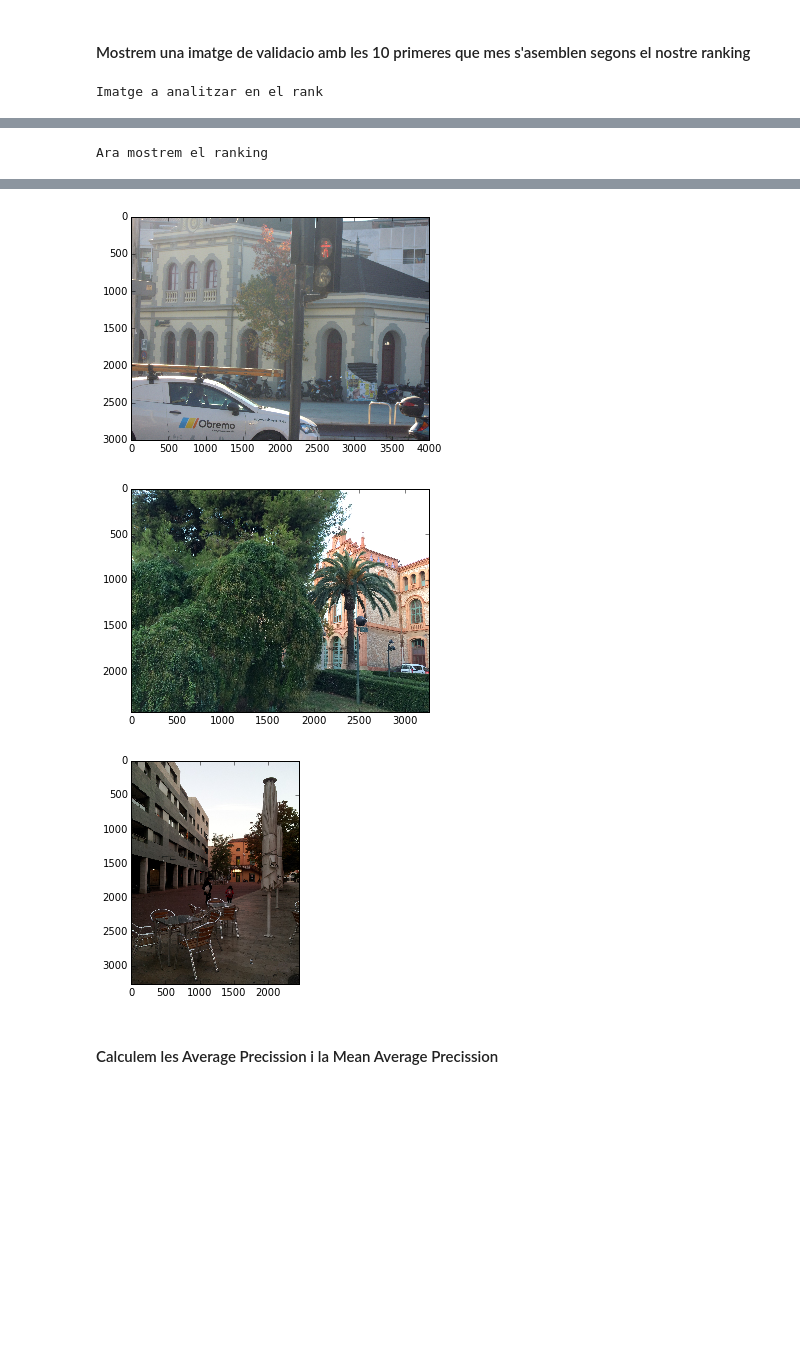
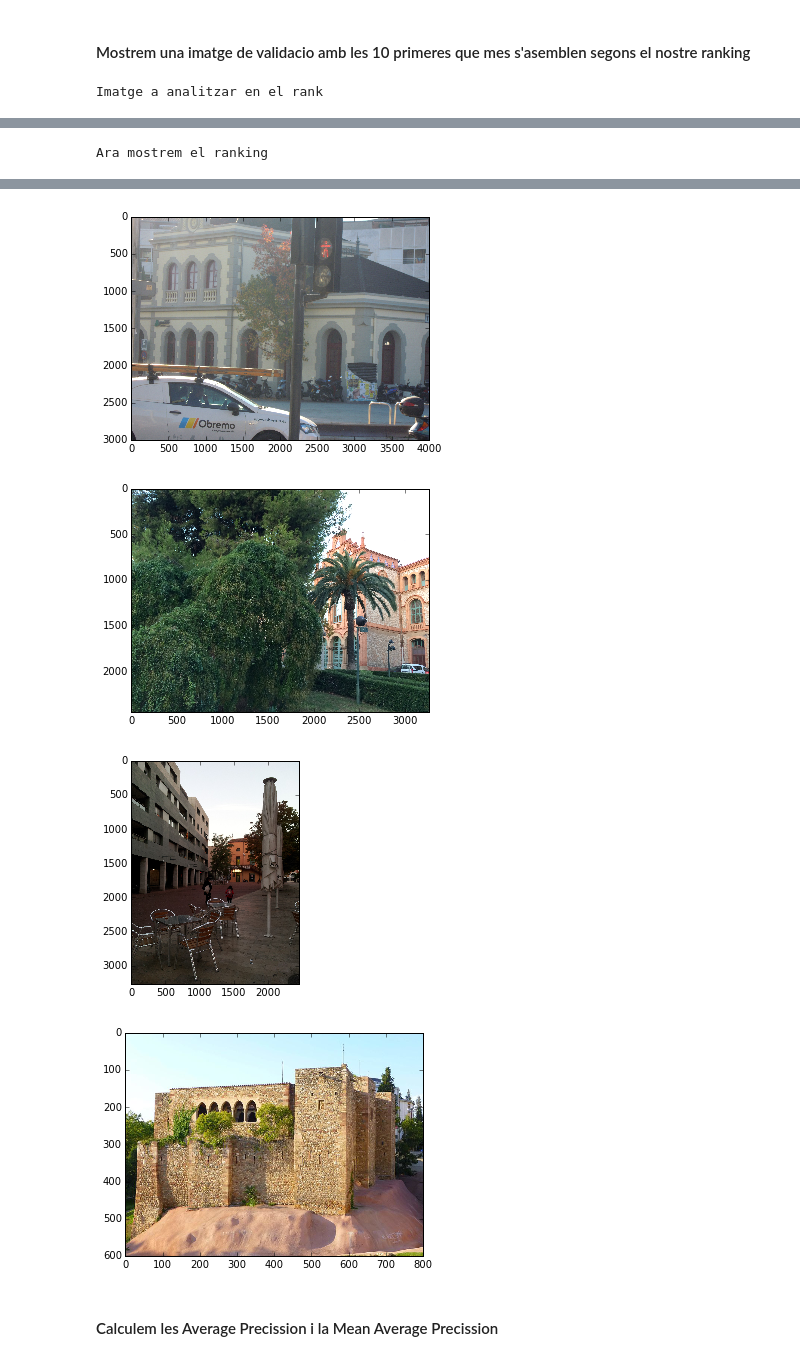
Before and after one commit to gdsa-upc/102.2, a Jupyter notebook: Programación/Jupyter_sessio_5.ipynb, the cells around one changed output, grey strips where cells are left out. Cells and saved outputs as stored; diff of their text form; code cells hidden in the pictures; blank space fills up the shorter version.

```diff
--- a/Programación/Jupyter_sessio_5.ipynb
+++ b/Programación/Jupyter_sessio_5.ipynb
@@ -38,31 +38,32 @@ rank(params)
 # %%
 #Mostrem el ranking de les 10 imatges que mes s'asemblen segons el sistema desenvolupat
 files = open((os.path.join(params['root'],params['database'],'val','result','2807-7096-24202'+'.txt')),'r')
 i=0
 print("Imatge a analitzar en el rank")
 os.chdir('C:\Users\Carles\Desktop\Pruebas Python\TerrassaBuildings900\\val\images')
 img=mpimg.imread('2807-7096-24202.jpg')
 plt.imshow(img),plt.show()
 os.chdir('C:\Users\Carles\Desktop\Pruebas Python\TerrassaBuildings900\\train\images')
 print("Ara mostrem el ranking")
-for i in range(0,9):
+for i in range(0,10):
     img2=mpimg.imread(files.readline().replace('\n','')+'.jpg')
     plt.imshow(img2),plt.show()
     i=i+1
 files.close()
 # %% [output]
 Imatge a analitzar en el rank
 [figure]
 Ara mostrem el ranking
 [figure]
 [figure]
 [figure]
 [figure]
 [figure]
 [figure]
 [figure]
 [figure]
 [figure]
+[figure, added]
 # %% [markdown]
 #### Calculem les Average Precission i la Mean Average Precission
 # %%
```
